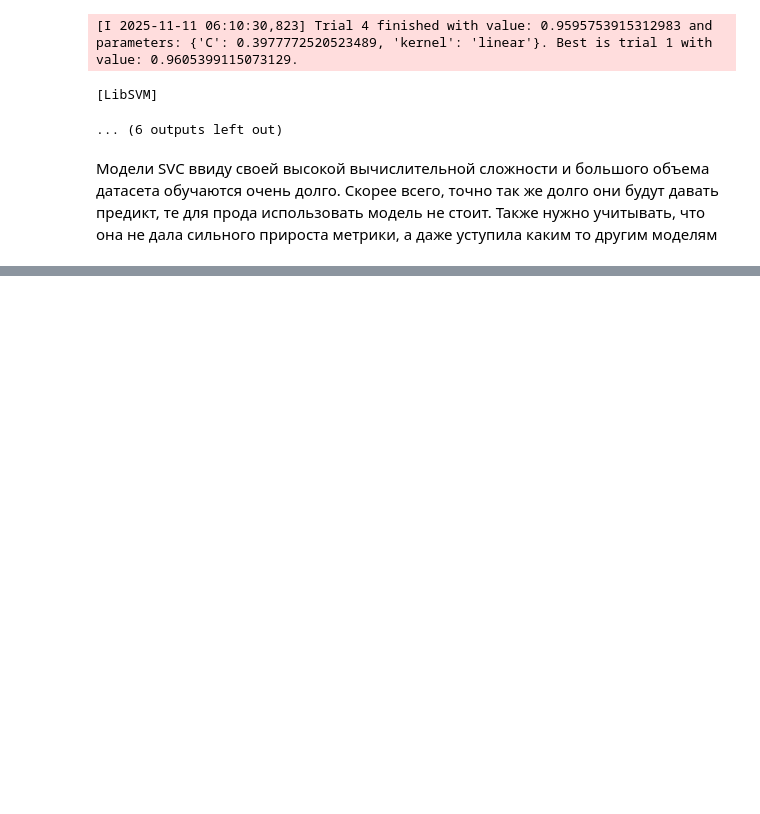
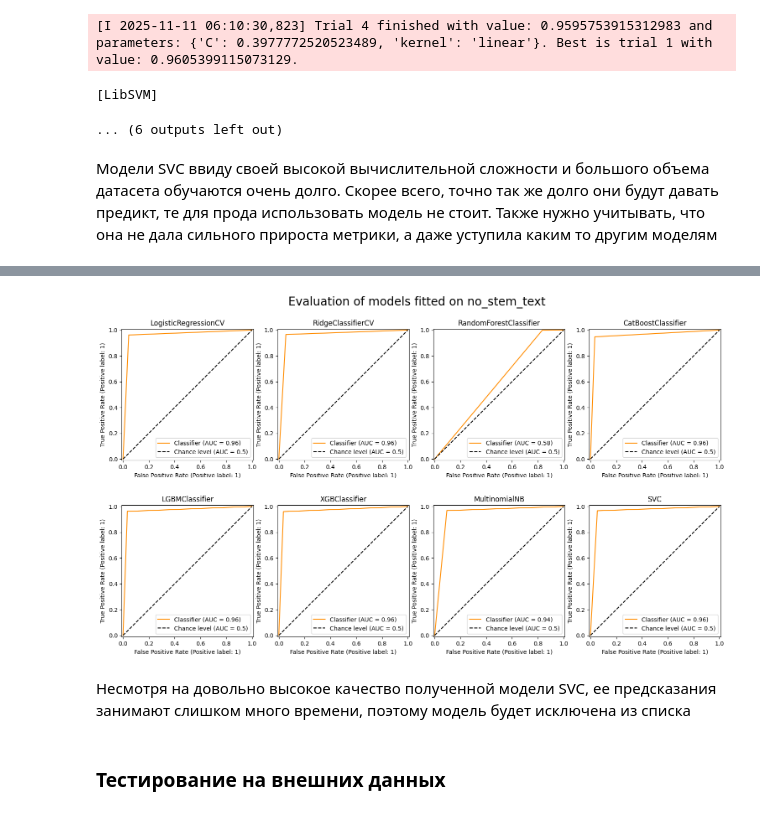
Before and after one commit to egrsid/MISIS_sentiment_analysis_project, a Jupyter notebook: models_fitting_1var.ipynb, the cells around one changed output, grey strips where cells are left out. Saved outputs shown, nothing was run; the diff lists cells and outputs as text; code cells hidden in the pictures; blank space fills up the shorter version.

```diff
--- a/models_fitting_1var.ipynb
+++ b/models_fitting_1var.ipynb
@@ -467,0 +611,20 @@ with warnings.catch_warnings():
+# %%
+def show_roc_auc(models, x_test, y_test, x_size=2, y_size=4, figwidth=15, figheight=9, fontsize=20):
+    f, axes = plt.subplots(x_size, y_size)
+    f.set_figwidth(figwidth)
+    f.set_figheight(figheight)
+    f.suptitle(f"Evaluation of models fitted on no_stem_text", fontsize=fontsize)
+    f.tight_layout()
+    for i, ax_row in enumerate(axes):
+        for (model_name, model), ax in zip(list(models.items())[i*y_size:], ax_row):
+            score = model.predict(x_test)
+            RocCurveDisplay.from_predictions(y_test, score, color="darkorange", plot_chance_level=True, ax=ax)
+            ax.set_title(model_name)
+# %%
+show_roc_auc(fitted_models, x_test, y_test)
+# %% [output]
+[figure, added]
+# %% [markdown]
+Несмотря на довольно высокое качество полученной модели SVC, ее предсказания занимают слишком много времени, поэтому модель будет исключена из списка
+# %% [markdown]
+### Тестирование на внешних данных
```
Also changed, not shown: parts of 14 cells of this notebook, 4 other files.
